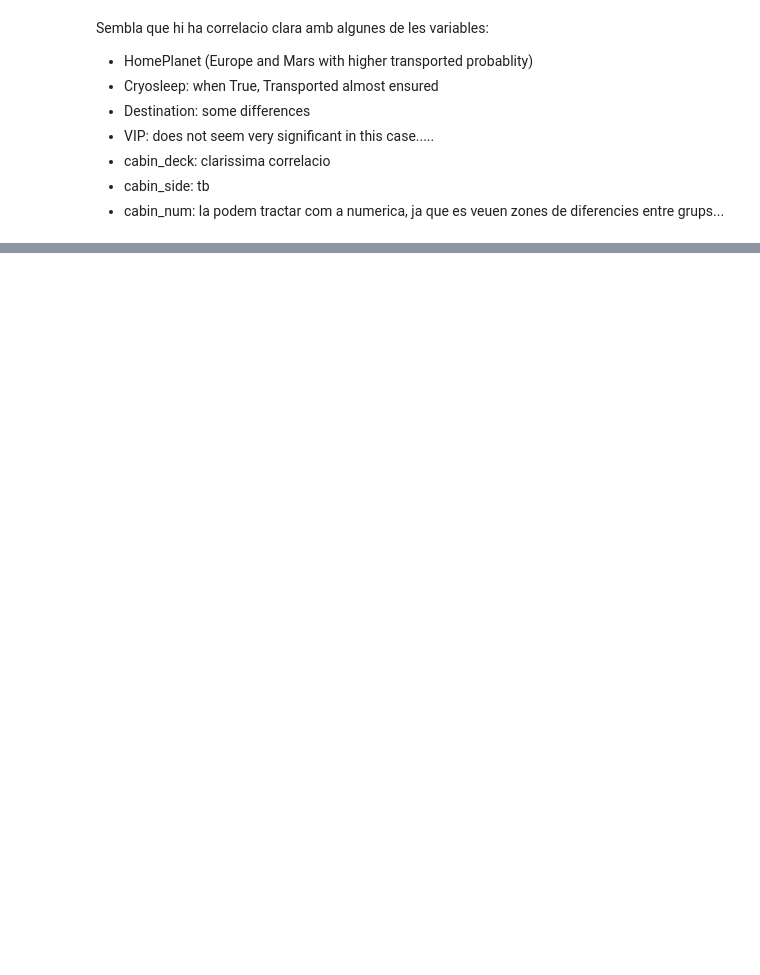
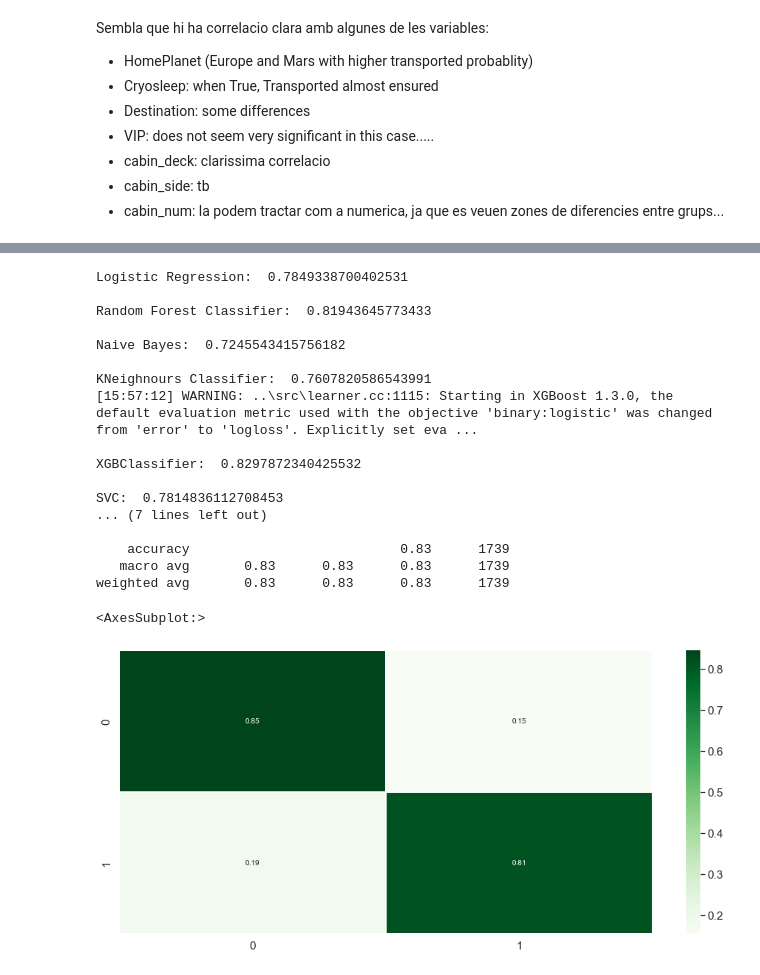
Before and after one commit to PCerralbo/Spaceship_Titanic, a Jupyter notebook: EDA.ipynb, the cells around one changed output, grey strips where cells are left out. Saved outputs shown, nothing was run; the diff lists cells and outputs as text; code cells hidden in the pictures; blank space fills up the shorter version.

```diff
--- a/EDA.ipynb
+++ b/EDA.ipynb
@@ -184,0 +254,80 @@ sns.histplot(data = df, x = 'Total_expenses', hue ='Transported', kde = True, bi
+# %%
+# Split data to test and train
+X_train, X_test, y_train, y_test = train_test_split(df_model, df['Transported'], test_size=0.2, random_state = 123)
+
+# Prepare data for the model
+sc = preprocessing.MinMaxScaler()
+X_train[cols_to_normalize] = sc.fit_transform(X_train[cols_to_normalize])
+X_test[cols_to_normalize] = sc.transform (X_test[cols_to_normalize])
+
+###################### MODELS ####################################
+clf = LogisticRegression().fit(X_train, y_train)
+pred_y = clf.predict(X_test)
+print ('\nLogistic Regression: ', accuracy_score(y_test, pred_y))
+
+rdf = RandomForestClassifier(n_estimators= 2000).fit(X_train, y_train)
+pred_y = rdf.predict(X_test)
+#print (classification_report(y_test, pred_y))
+print ('\nRandom Forest Classifier: ',accuracy_score(y_test, pred_y))
+
+
+from sklearn.naive_bayes import GaussianNB
+gnb = GaussianNB().fit(X_train, y_train)
+pred_y = gnb.predict(X_test)
+print ('\nNaive Bayes: ',accuracy_score(y_test, pred_y))
+
+from sklearn.neighbors import KNeighborsClassifier
+knc = KNeighborsClassifier(n_neighbors = 22).fit(X_train, y_train)
+pred_y = knc.predict(X_test)
+print ('\nKNeighnours Classifier: ',accuracy_score(y_test, pred_y))
+
+from xgboost import XGBClassifier
+xgbc = XGBClassifier(objective='binary:logistic', n_estimators = 100, max_depth = 12, min_child_weight = 1, subsample = 1, colsample_bytree = 0.4 ).fit(X_train, y_train)
+pred_y_xgbc = xgbc.predict(X_test)
+print ('\nXGBClassifier: ',accuracy_score(y_test, pred_y_xgbc))
+
+from sklearn.svm import SVC
+svc = SVC(kernel = 'poly').fit(X_train, y_train)
+pred_y = svc.predict(X_test)
+print ('\nSVC: ', accuracy_score(y_test, pred_y))
+
+
+import lightgbm as lgb
+clf = lgb.LGBMClassifier(n_estimators = 400)
+pred_y = svc.predict(X_test)
+print ('\nLight GBM: ', accuracy_score(y_test, pred_y))
+
+
+
+# Best model, show report and confusion matrix
+print(' \n############## Summary Best Model #########################')
+print (classification_report(y_test, pred_y_xgbc))
+
+# Build the plot
+# Get and reshape confusion matrix data
+matrix = confusion_matrix(y_test, pred_y_xgbc)
+matrix = matrix.astype('float') / matrix.sum(axis=1)[:, np.newaxis]
+plt.figure(figsize=(16,7))
+sns.set(font_scale=1.4)
+sns.heatmap(matrix, annot=True, annot_kws={'size':10},
+            cmap=plt.cm.Greens, linewidths=0.2)
+# %% [output]
+Logistic Regression:  0.7849338700402531
+
+Random Forest Classifier:  0.81943645773433
+
+Naive Bayes:  0.7245543415756182
+
+KNeighnours Classifier:  0.7607820586543991
+[15:57:12] WARNING: ..\src\learner.cc:1115: Starting in XGBoost 1.3.0, the default evaluation metric used with the objective 'binary:logistic' was changed from 'error' to 'logloss'. Explicitly set eva ...
+
+XGBClassifier:  0.8297872340425532
+
+SVC:  0.7814836112708453
+... (7 lines left out)
+
+    accuracy                           0.83      1739
+   macro avg       0.83      0.83      0.83      1739
+weighted avg       0.83      0.83      0.83      1739
+<AxesSubplot:>
+[figure, added]
```
Also changed, not shown: parts of 23 cells of this notebook, 6 other files.
